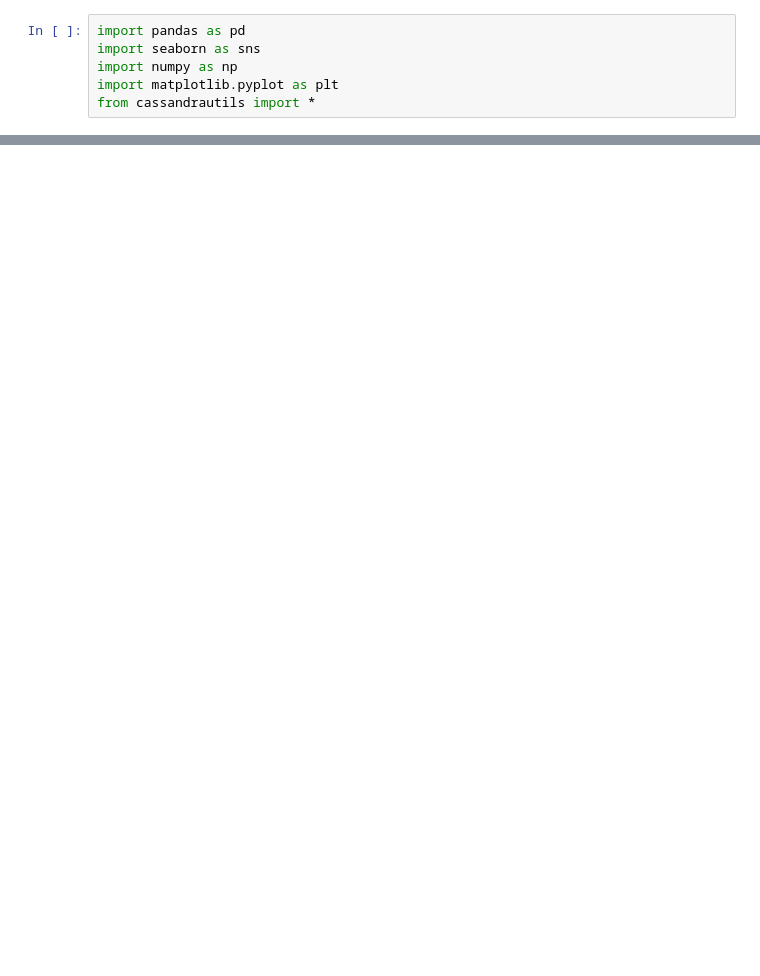
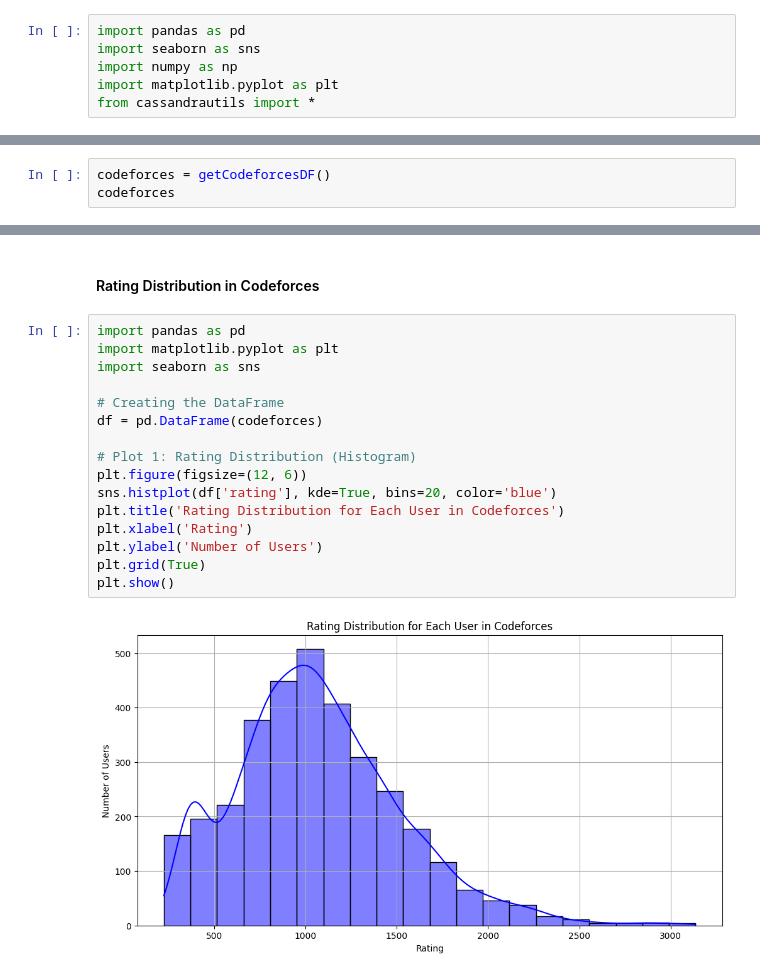
Before and after one commit to kaito274/Data-Pipeline-with-Docker, a Jupyter notebook: data-vis/python/blog-visuals.ipynb, the cells around one changed output, grey strips where cells are left out. Drawn from its saved outputs; the diff is of its cells as text; blank space fills up the shorter version.

```diff
--- a/data-vis/python/blog-visuals.ipynb
+++ b/data-vis/python/blog-visuals.ipynb
@@ -115,0 +147,3 @@ Text(0.5, 1.0, "Plotting 'Feels like' temperature")
+# %%
+codeforces = getCodeforcesDF()
+codeforces
@@ -115,0 +164,20 @@ Text(0.5, 1.0, "Plotting 'Feels like' temperature")
+# %% [markdown]
+#### Rating Distribution in Codeforces
+# %%
+import pandas as pd
+import matplotlib.pyplot as plt
+import seaborn as sns
+
+# Creating the DataFrame
+df = pd.DataFrame(codeforces)
+
+# Plot 1: Rating Distribution (Histogram)
+plt.figure(figsize=(12, 6))
+sns.histplot(df['rating'], kde=True, bins=20, color='blue')
+plt.title('Rating Distribution for Each User in Codeforces')
+plt.xlabel('Rating')
+plt.ylabel('Number of Users')
+plt.grid(True)
+plt.show()
+# %% [output]
+[figure, added]
```
Also changed, not shown: parts of 25 cells of this notebook, 10 other files.
